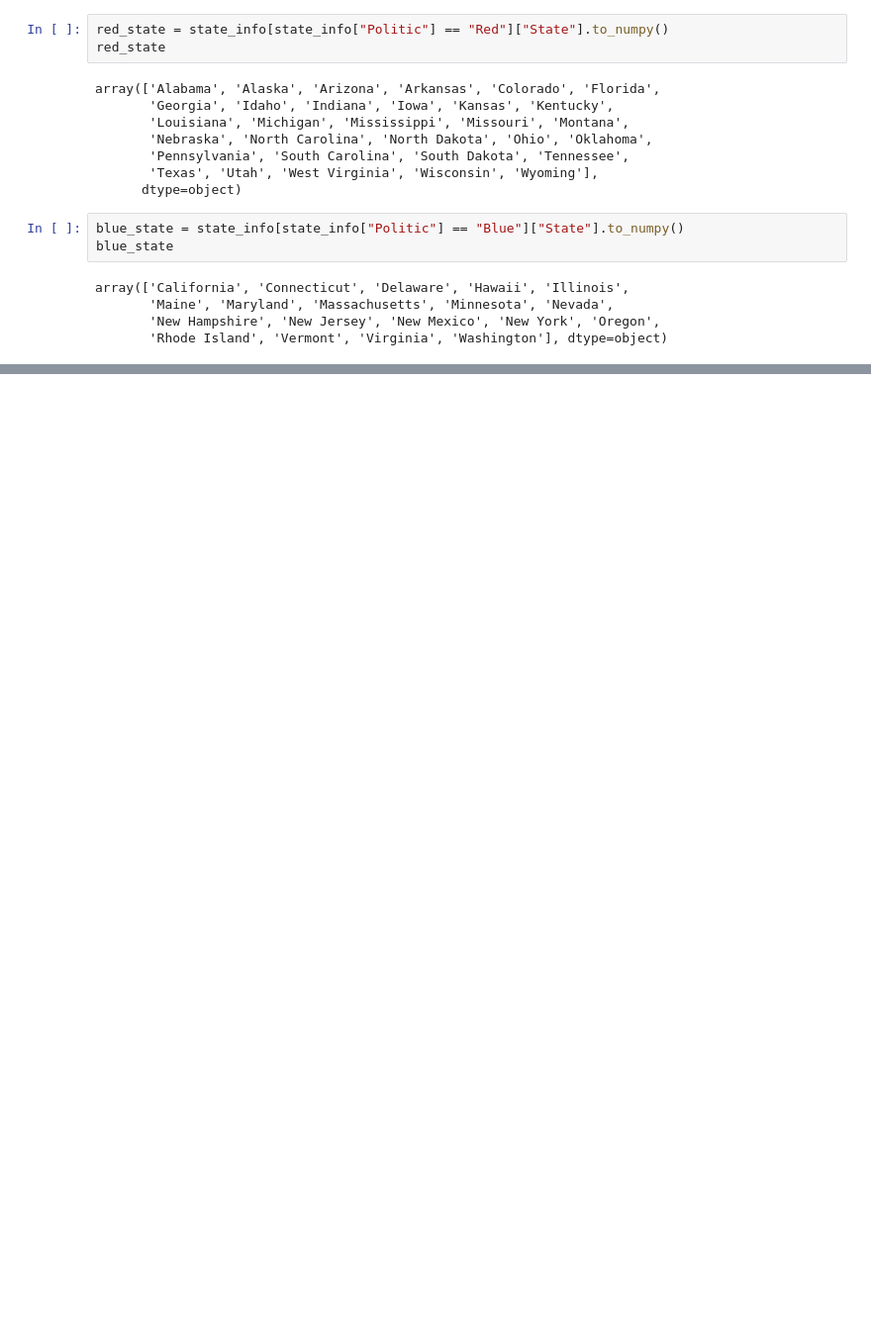
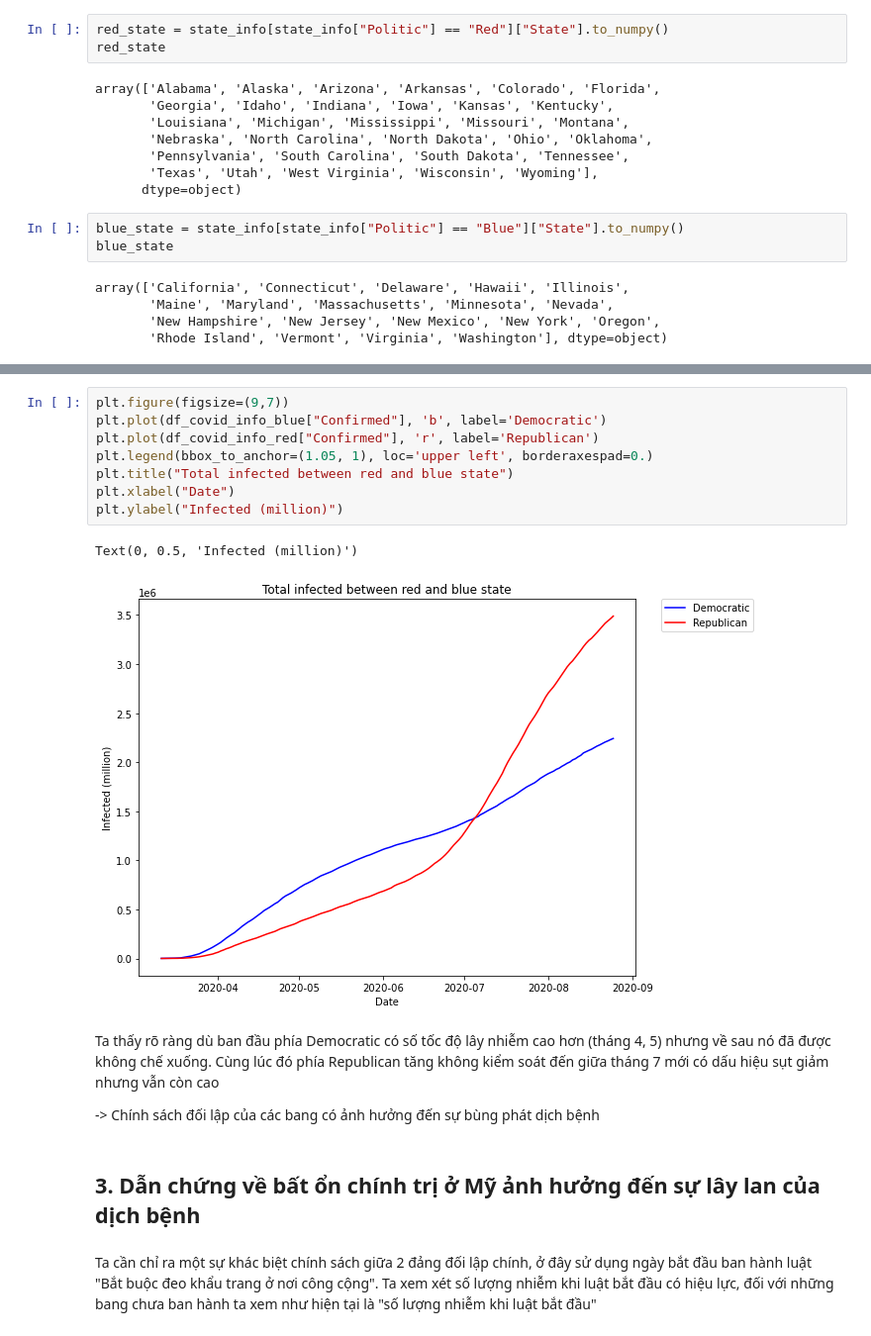
Before and after one commit to StrugVN/DACK_LTCKHDL, a Jupyter notebook: 1712834-TranMinhTri.ipynb, the cells around one changed output, grey strips where cells are left out. Shown at 99% size. Saved outputs shown, nothing was run; the diff lists cells and outputs as text; blank space fills up the shorter version.

```diff
--- a/1712834-TranMinhTri.ipynb
+++ b/1712834-TranMinhTri.ipynb
@@ -195,0 +234,19 @@ array(['California', 'Connecticut', 'Delaware', 'Hawaii', 'Illinois',
+# %%
+plt.figure(figsize=(9,7))
+plt.plot(df_covid_info_blue["Confirmed"], 'b', label='Democratic')
+plt.plot(df_covid_info_red["Confirmed"], 'r', label='Republican')
+plt.legend(bbox_to_anchor=(1.05, 1), loc='upper left', borderaxespad=0.)
+plt.title("Total infected between red and blue state")
+plt.xlabel("Date")
+plt.ylabel("Infected (million)")
+# %% [output]
+Text(0, 0.5, 'Infected (million)')
+[figure, added]
+# %% [markdown]
+Ta thấy rõ ràng dù ban đầu phía Democratic có số tốc độ lây nhiễm cao hơn (tháng 4, 5) nhưng về sau nó đã được không chế xuống. Cùng lúc đó phía Republican tăng không kiểm soát đến giữa tháng 7 mới có dấu hiệu sụt giảm nhưng vẫn còn cao
+
+-> Chính sách đối lập của các bang có ảnh hưởng đến sự bùng phát dịch bệnh
+# %% [markdown]
+## 3. Dẫn chứng về bất ổn chính trị ở Mỹ ảnh hưởng đến sự lây lan của dịch bệnh
+# %% [markdown]
+Ta cần chỉ ra một sự khác biệt chính sách giữa 2 đảng đối lập chính, ở đây sử dụng ngày bắt đầu ban hành luật "Bắt buộc đeo khẩu trang ở nơi công cộng". Ta xem xét số lượng nhiễm khi luật bắt đầu có hiệu lực, đối với những bang chưa ban hành ta xem như hiện tại là "số lượng nhiễm khi luật bắt đầu"
```
Also changed, not shown: parts of 29 cells of this notebook.
